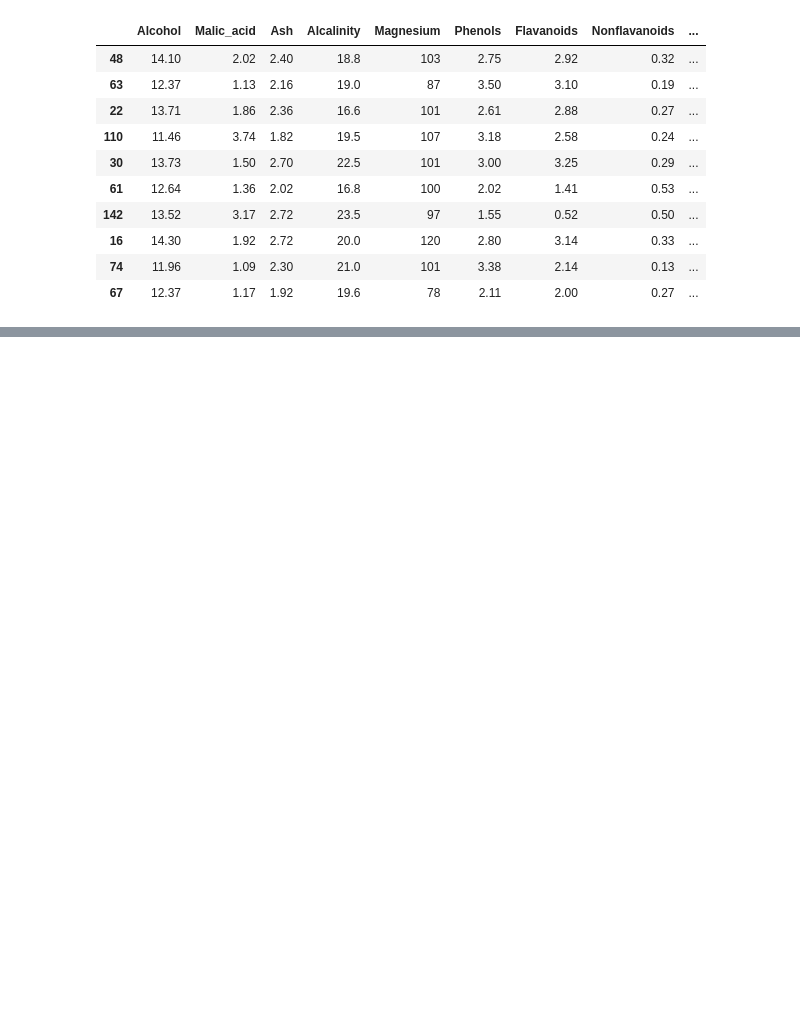
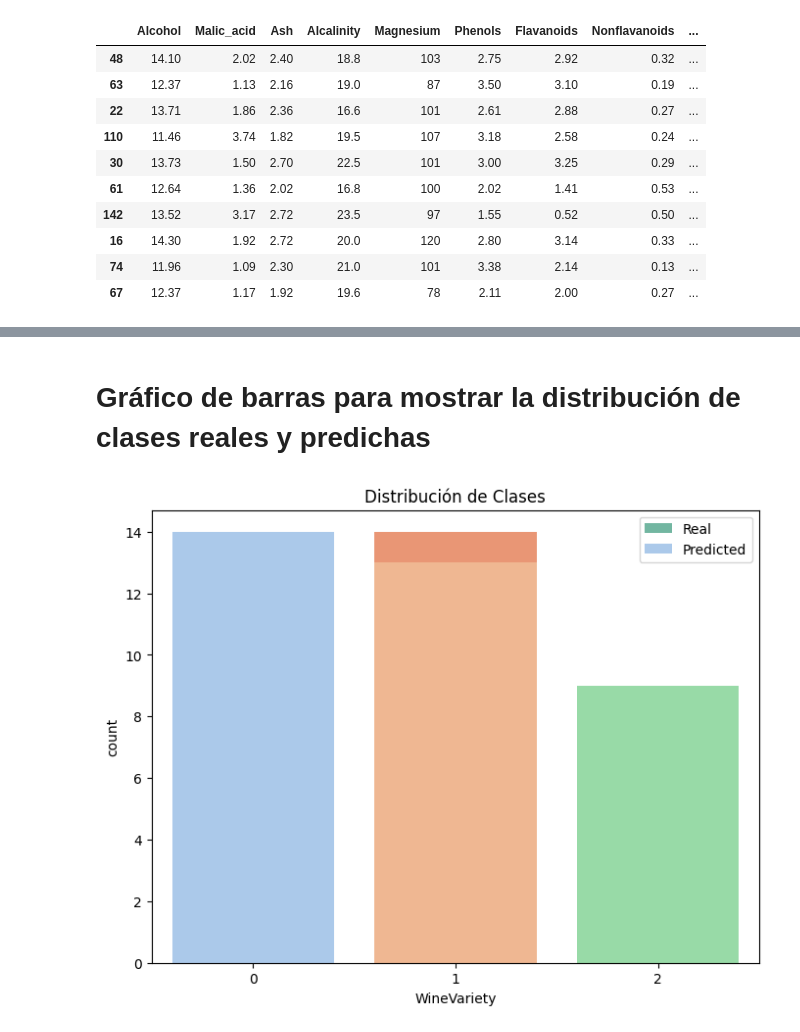
Before and after one commit to bona1204/MIcrosoft-ml, a Jupyter notebook: Panda.ipynb, the cells around one changed output, grey strips where cells are left out. Saved outputs shown, nothing was run; the diff lists cells and outputs as text; code cells hidden in the pictures; blank space fills up the shorter version.

```diff
--- a/Panda.ipynb
+++ b/Panda.ipynb
@@ -18,0 +150,11 @@ data.sample(10)
+# %% [markdown]
+# Gráfico de barras para mostrar la distribución de clases reales y predichas
+# %%
+plt.figure(figsize=(8, 6))
+sns.countplot(x=y_test, palette="Set2", label="Real")
+sns.countplot(x=y_pred, palette="pastel", label="Predicted")
+plt.legend()
+plt.title("Distribución de Clases")
+plt.show()
+# %% [output]
+[figure, added]
```
Also changed, not shown: parts of 20 cells of this notebook, 2 other files.
